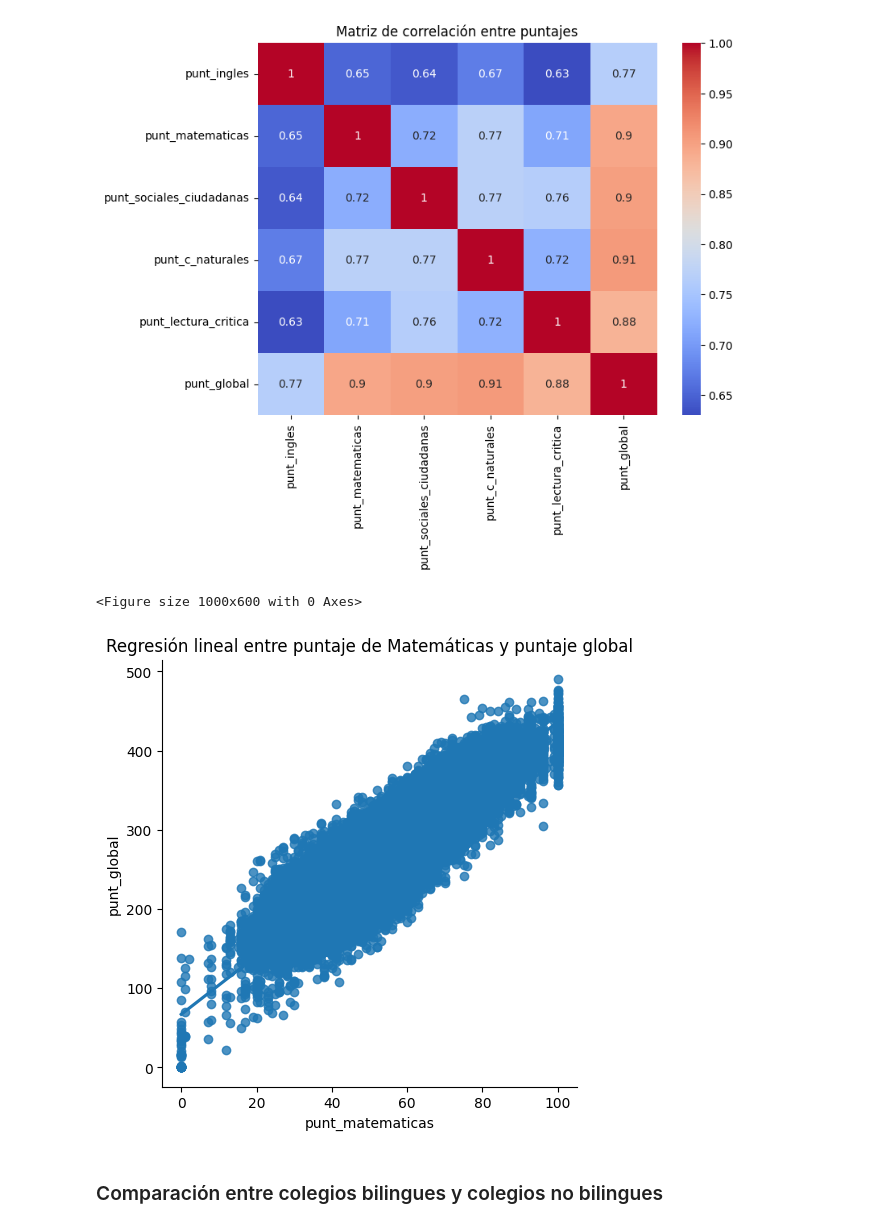
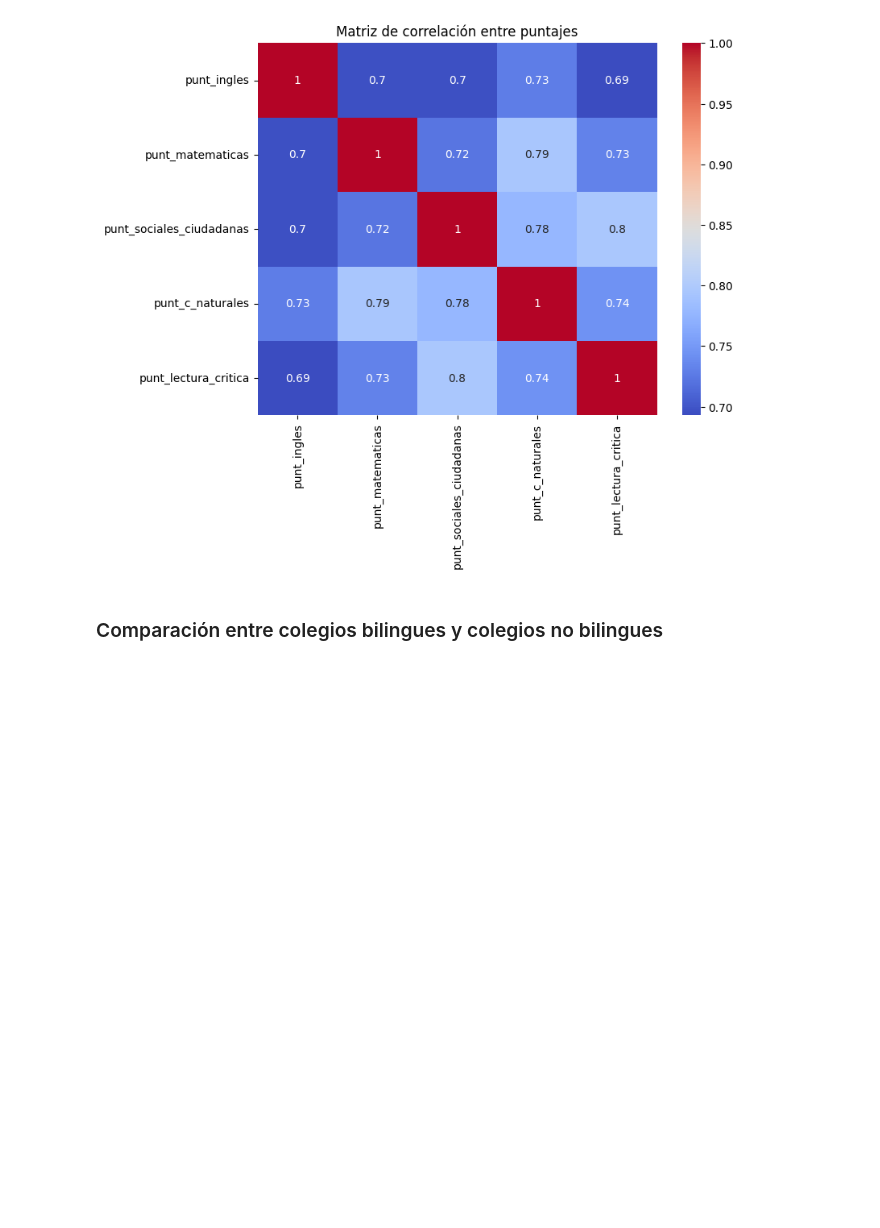
Before and after one commit to NicoAO/Proyecto-3-Anal-tica, a Jupyter notebook: S2_AnalisisDeDatos.ipynb, the cells around one changed output. Saved outputs shown, nothing was run; the diff lists cells and outputs as text; code cells hidden in the pictures; blank space fills up the shorter version.

Commit message:
analisis de datos por estrato

```diff
--- a/S2_AnalisisDeDatos.ipynb
+++ b/S2_AnalisisDeDatos.ipynb
@@ -1,6 +1,7 @@
 # %%
 import pandas as pd
-df = pd.read_csv("datos_limpios.csv")
+data = pd.read_csv("datos_limpios.csv")
+df = pd.read_csv("Datos_Antioquia.csv")
 df.head()
 # %% [output]
 |  | periodo | estu_tipodocumento | estu_consecutivo | cole_area_ubicacion | cole_bilingue | cole_calendario | ... |
@@ -61,20 +145,12 @@ plt.show()
 # %%
 # Matriz de correlación --> Variables numéricas de puntajes de las competencias
-corr = df[["punt_ingles",'punt_matematicas', 'punt_sociales_ciudadanas', 'punt_c_naturales', 'punt_lectura_critica', 'punt_global']].corr()
+corr = df[["punt_ingles",'punt_matematicas', 'punt_sociales_ciudadanas', 'punt_c_naturales', 'punt_lectura_critica']].corr()
 plt.figure(figsize=(8, 6))
 sns.heatmap(corr, annot=True, cmap='coolwarm')
 plt.title('Matriz de correlación entre puntajes')
 plt.show()
-
-# Regresión lineal entre puntajes ??
-plt.figure(figsize=(10, 6))
-sns.lmplot(x='punt_matematicas', y='punt_global', data=df)
-plt.title('Regresión lineal entre puntaje de Matemáticas y puntaje global')
-plt.show()
 # %% [output]
-[figure, old version]
+[figure, new version]
-<Figure size 1000x600 with 0 Axes>
-[figure, removed]
 # %% [markdown]
 ### Comparación entre colegios bilingues y colegios no bilingues
 # %%
```
Also changed, not shown: parts of 21 cells of this notebook.
